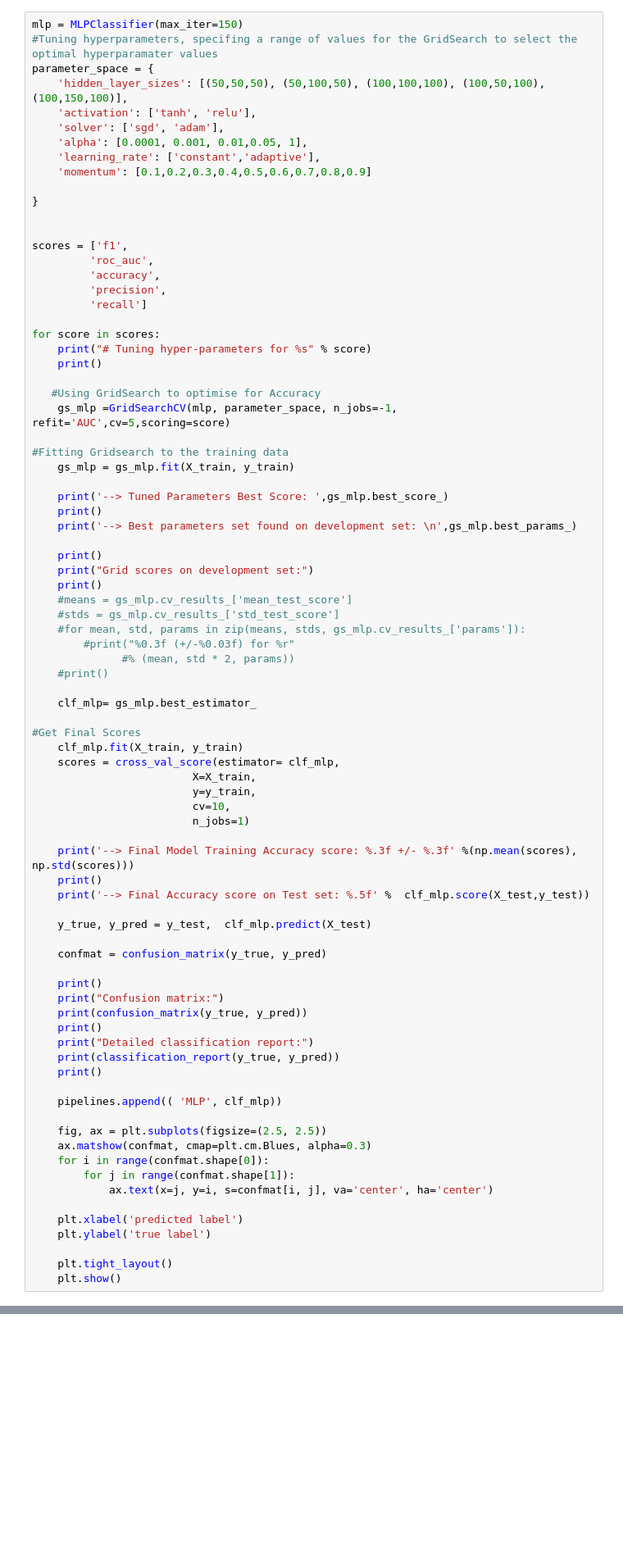
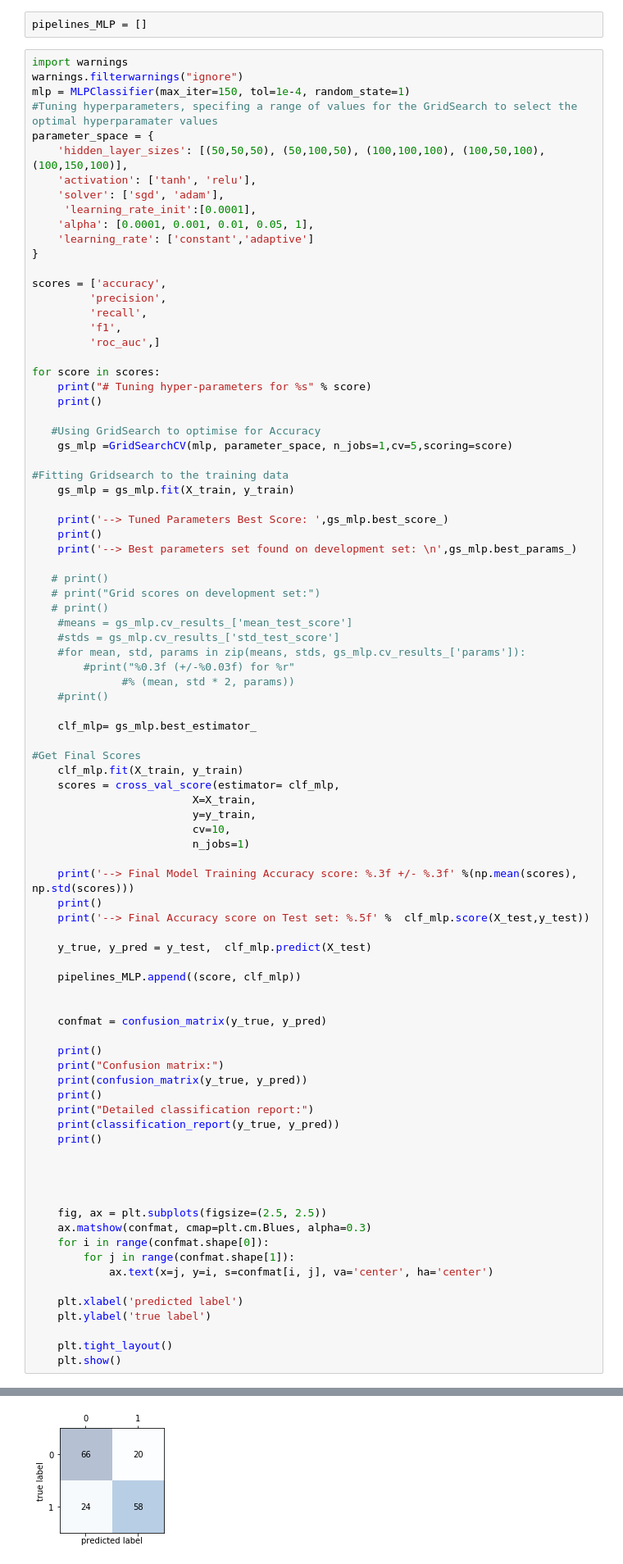
Before and after one commit to liivits/ML, a Jupyter notebook: Untitled.ipynb, the cells around one changed output, grey strips where cells are left out. Shown at 82% size. Cells and saved outputs as stored; diff of their text form; blank space fills up the shorter version.

```diff
--- a/Untitled.ipynb
+++ b/Untitled.ipynb
@@ -1143,32 +928,34 @@ X_train, X_test, y_train, y_test = \
                      test_size=0.20,
                      stratify=y,
                      random_state=1)
+# %%
+pipelines_MLP = []
 # %%
-mlp = MLPClassifier(max_iter=150)
+import warnings
+warnings.filterwarnings("ignore")
+mlp = MLPClassifier(max_iter=150, tol=1e-4, random_state=1)
 #Tuning hyperparameters, specifing a range of values for the GridSearch to select the optimal hyperparamater values
 parameter_space = {
     'hidden_layer_sizes': [(50,50,50), (50,100,50), (100,100,100), (100,50,100),(100,150,100)],
     'activation': ['tanh', 'relu'],
     'solver': ['sgd', 'adam'],
-    'alpha': [0.0001, 0.001, 0.01,0.05, 1],
-    'learning_rate': ['constant','adaptive'],
-    'momentum': [0.1,0.2,0.3,0.4,0.5,0.6,0.7,0.8,0.9]
-
+     'learning_rate_init':[0.0001],
+    'alpha': [0.0001, 0.001, 0.01, 0.05, 1],
+    'learning_rate': ['constant','adaptive']
 }
 
-
-scores = ['f1',
-         'roc_auc',
-         'accuracy',
+scores = ['accuracy',
          'precision',
-         'recall']
+         'recall',
+         'f1',
+         'roc_auc',]
 
 for score in scores:
     print("# Tuning hyper-parameters for %s" % score)
     print()
 
    #Using GridSearch to optimise for Accuracy
-    gs_mlp =GridSearchCV(mlp, parameter_space, n_jobs=-1, refit='AUC',cv=5,scoring=score)
+    gs_mlp =GridSearchCV(mlp, parameter_space, n_jobs=1,cv=5,scoring=score)
 
 #Fitting Gridsearch to the training data
     gs_mlp = gs_mlp.fit(X_train, y_train)
@@ -1177,9 +964,9 @@ for score in scores:
     print()
     print('--> Best parameters set found on development set: \n',gs_mlp.best_params_)
 
-    print()
-    print("Grid scores on development set:")
-    print()
+   # print()
+   # print("Grid scores on development set:")
+   # print()
     #means = gs_mlp.cv_results_['mean_test_score']
     #stds = gs_mlp.cv_results_['std_test_score']
     #for mean, std, params in zip(means, stds, gs_mlp.cv_results_['params']):
@@ -1203,6 +990,9 @@ for score in scores:
 
     y_true, y_pred = y_test,  clf_mlp.predict(X_test)
 
+    pipelines_MLP.append((score, clf_mlp))
+
+
     confmat = confusion_matrix(y_true, y_pred)
 
     print()
@@ -1213,7 +1003,8 @@ for score in scores:
     print(classification_report(y_true, y_pred))
     print()
 
-    pipelines.append(( 'MLP', clf_mlp))
+
+
 
     fig, ax = plt.subplots(figsize=(2.5, 2.5))
     ax.matshow(confmat, cmap=plt.cm.Blues, alpha=0.3)
@@ -1303,3 +1110,4 @@ weighted avg       0.72      0.71      0.71       168
+[figure, added]
 # %%
 from sklearn.dummy import DummyClassifier
 pipe_Dummy = Pipeline([('scl', StandardScaler()), #not needed because most frequent class label used for prediction only
```
Also changed, not shown: parts of 37 cells of this notebook.
